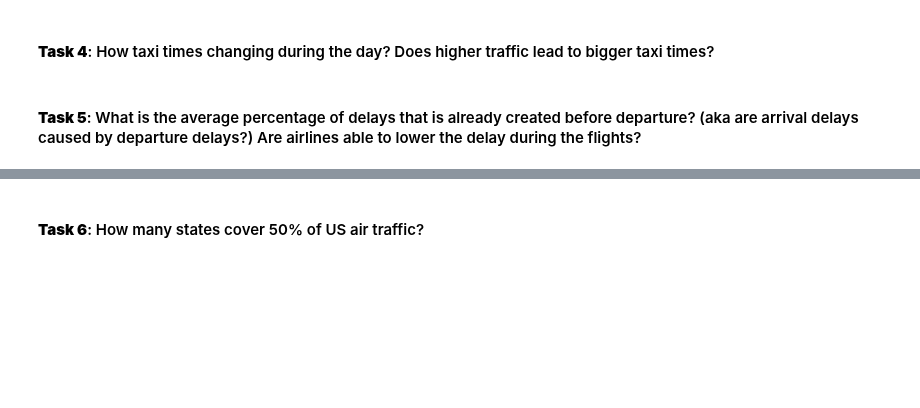
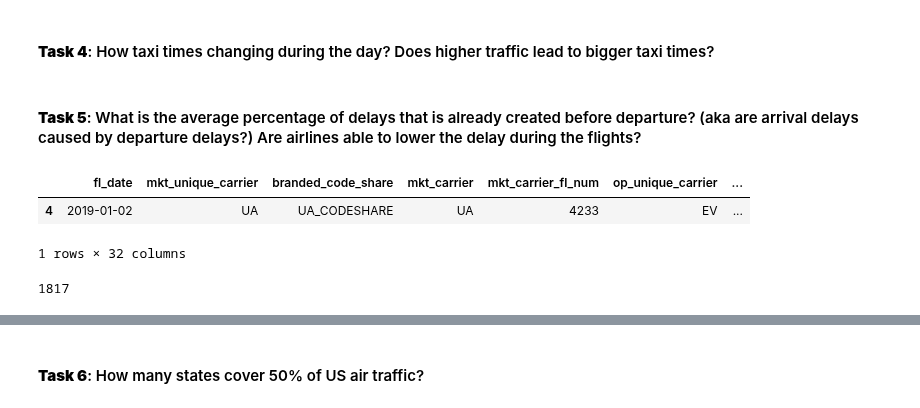
Before and after one commit to jackycwwang/lighthouse_lab_midterm_project, a Jupyter notebook: src/exploratory_analysis.ipynb, the cells around one changed output, grey strips where cells are left out. Drawn from its saved outputs; the diff is of its cells as text; code cells hidden in the pictures; blank space fills up the shorter version.

```diff
--- a/src/exploratory_analysis.ipynb
+++ b/src/exploratory_analysis.ipynb
@@ -202,3 +202,14 @@ df = split_time_of_day_arrival(df)
 # sample from diff airports for taxi times
 # %% [markdown]
 #### **Task 5**: What is the average percentage of delays that is already created before departure? (aka are arrival delays caused by departure delays?) Are airlines able to lower the delay during the flights?
+# %%
+total_delayed = df[df['arr_delay'] >0].copy()
+total_delayed.head(1)
+# %% [output]
+|  | fl_date | mkt_unique_carrier | branded_code_share | mkt_carrier | mkt_carrier_fl_num | op_unique_carrier | ... |
+| 4 | 2019-01-02 | UA | UA_CODESHARE | UA | 4233 | EV | ... |
+1 rows × 32 columns
+# %%
+total_delayed['dep_delay'].count()
+# %% [output]
+1817
```
Also changed, not shown: parts of 21 cells of this notebook, 3 other files.
